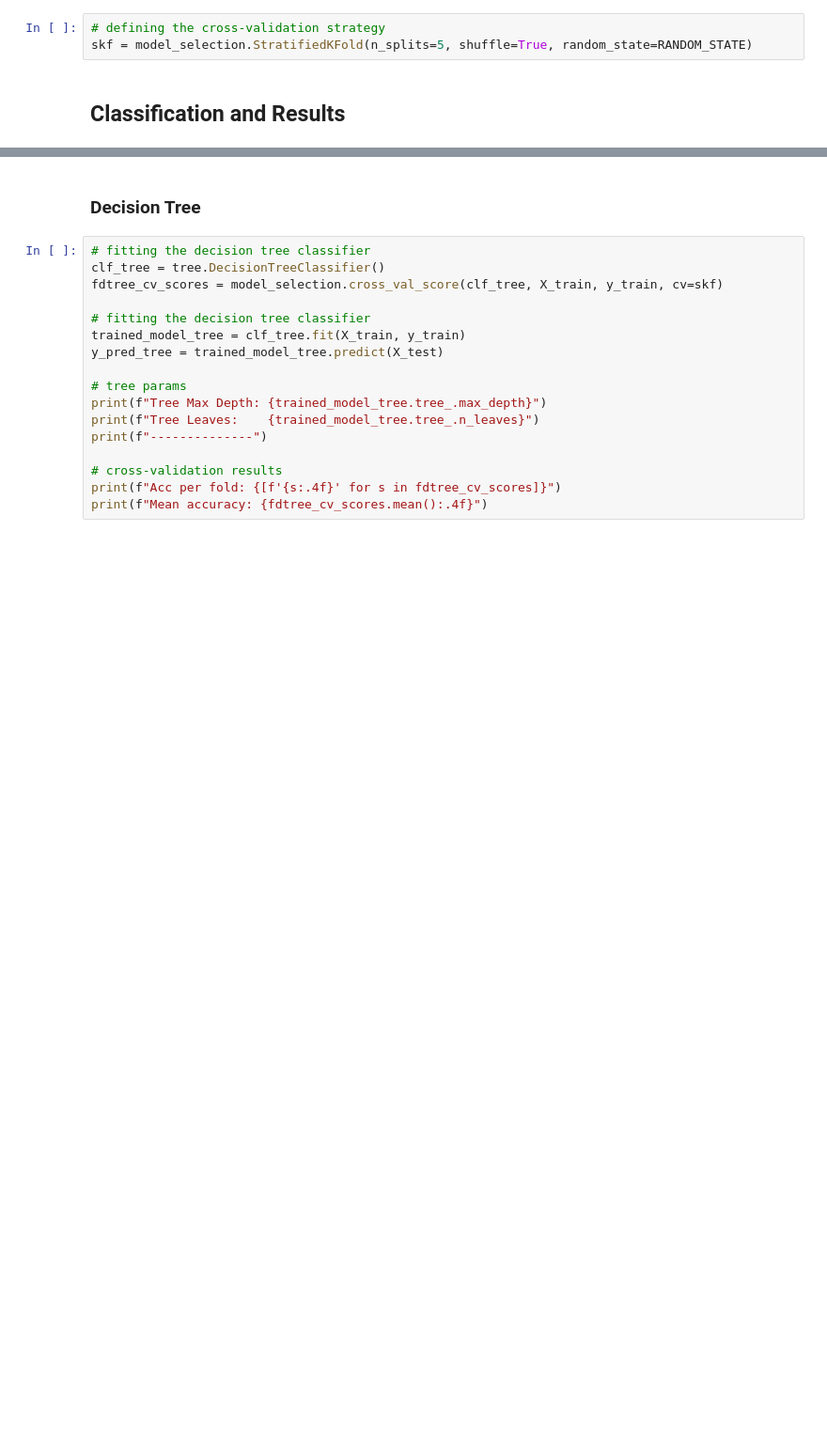
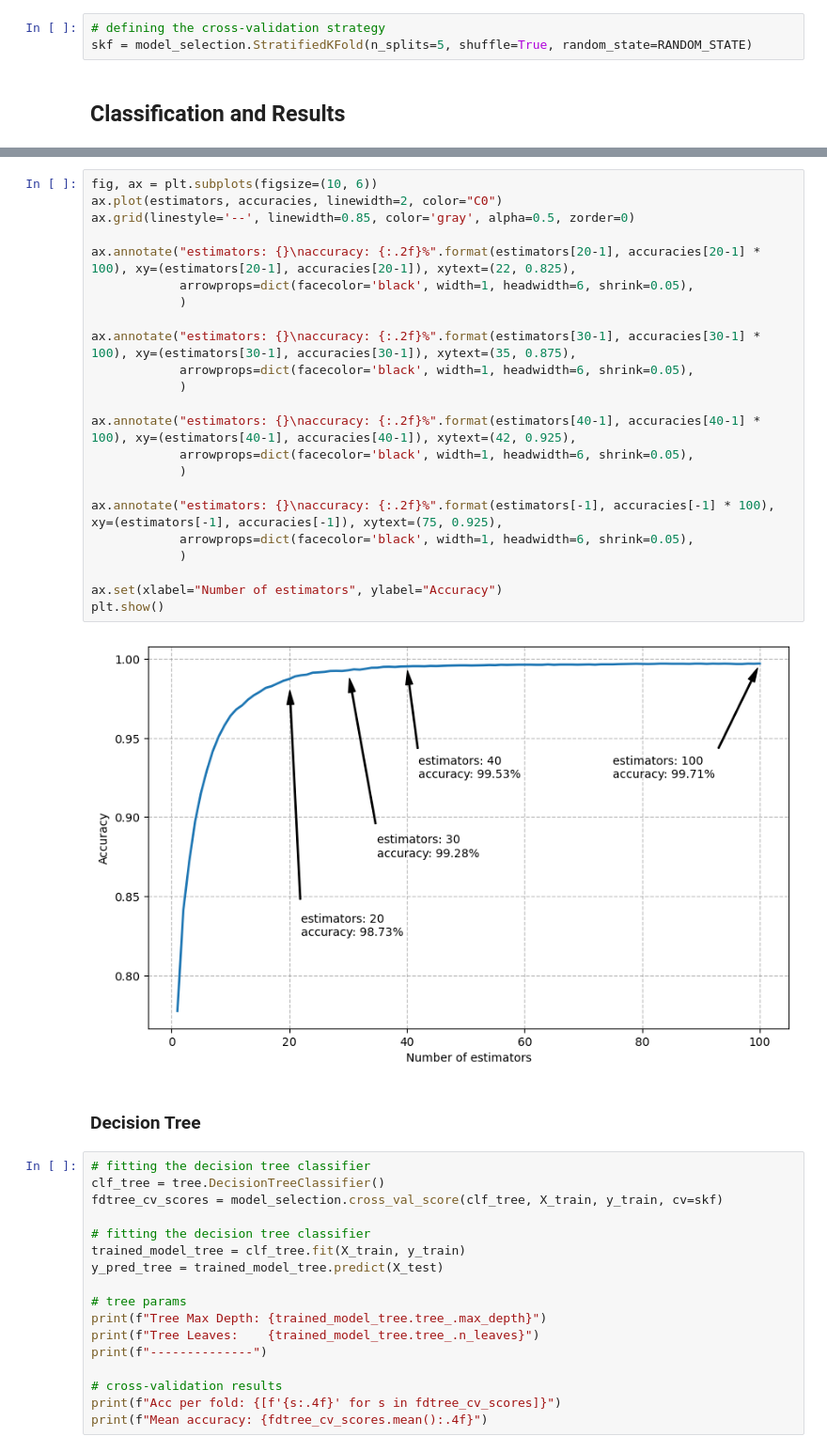
Before and after one commit to titospadini/ser-machine-faults, a Jupyter notebook: mafaulda.ipynb, the cells around one changed output, grey strips where cells are left out. Shown: that part at 94% size. Drawn from its saved outputs; the diff is of its cells as text; blank space fills up the shorter version.

```diff
--- a/mafaulda.ipynb
+++ b/mafaulda.ipynb
@@ -60,3 +264,28 @@ skf = model_selection.StratifiedKFold(n_splits=5, shuffle=True, random_state=RAN
+# %%
+fig, ax = plt.subplots(figsize=(10, 6))
+ax.plot(estimators, accuracies, linewidth=2, color="C0")
+ax.grid(linestyle='--', linewidth=0.85, color='gray', alpha=0.5, zorder=0)
+
+ax.annotate("estimators: {}\naccuracy: {:.2f}%".format(estimators[20-1], accuracies[20-1] * 100), xy=(estimators[20-1], accuracies[20-1]), xytext=(22, 0.825),
+            arrowprops=dict(facecolor='black', width=1, headwidth=6, shrink=0.05),
+            )
+
+ax.annotate("estimators: {}\naccuracy: {:.2f}%".format(estimators[30-1], accuracies[30-1] * 100), xy=(estimators[30-1], accuracies[30-1]), xytext=(35, 0.875),
+            arrowprops=dict(facecolor='black', width=1, headwidth=6, shrink=0.05),
+            )
+
+ax.annotate("estimators: {}\naccuracy: {:.2f}%".format(estimators[40-1], accuracies[40-1] * 100), xy=(estimators[40-1], accuracies[40-1]), xytext=(42, 0.925),
+            arrowprops=dict(facecolor='black', width=1, headwidth=6, shrink=0.05),
+            )
+
+ax.annotate("estimators: {}\naccuracy: {:.2f}%".format(estimators[-1], accuracies[-1] * 100), xy=(estimators[-1], accuracies[-1]), xytext=(75, 0.925),
+            arrowprops=dict(facecolor='black', width=1, headwidth=6, shrink=0.05),
+            )
+
+ax.set(xlabel="Number of estimators", ylabel="Accuracy")
+plt.show()
+# %% [output]
+[figure, added]
 # %% [markdown]
 ### Decision Tree
 # %%
```
Also changed, not shown: parts of 7 cells of this notebook.
